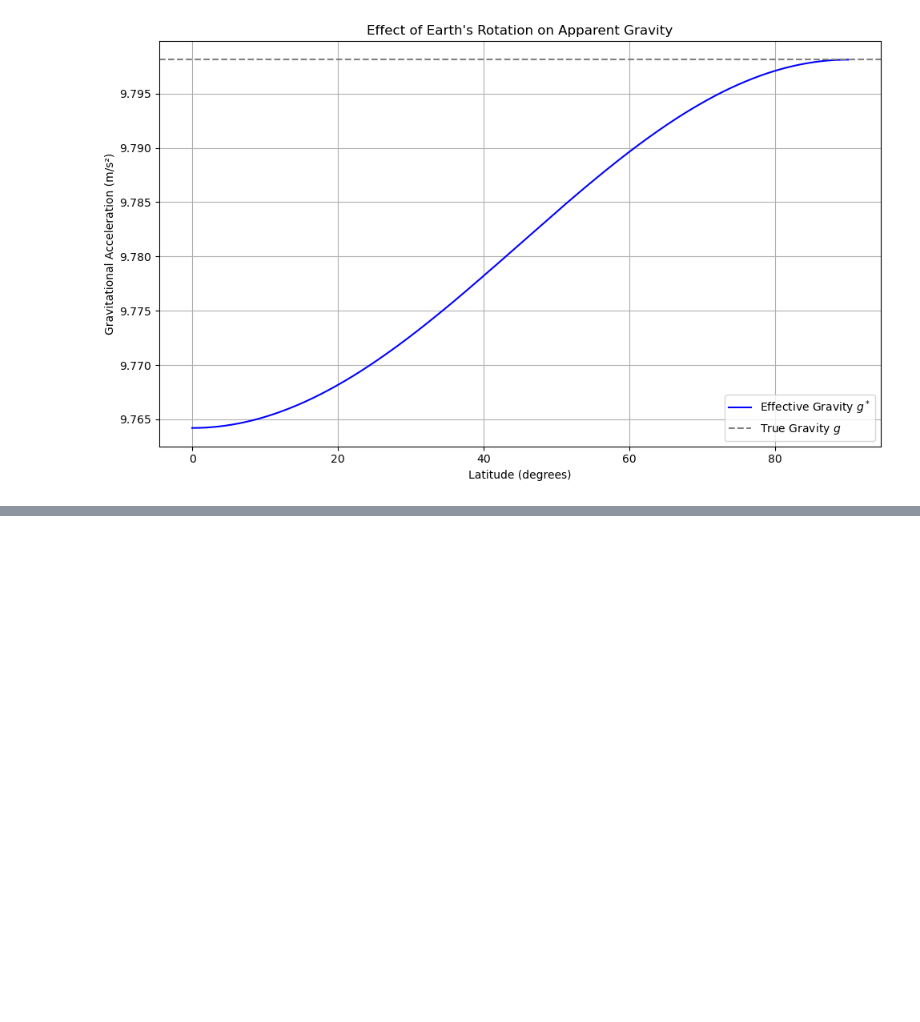
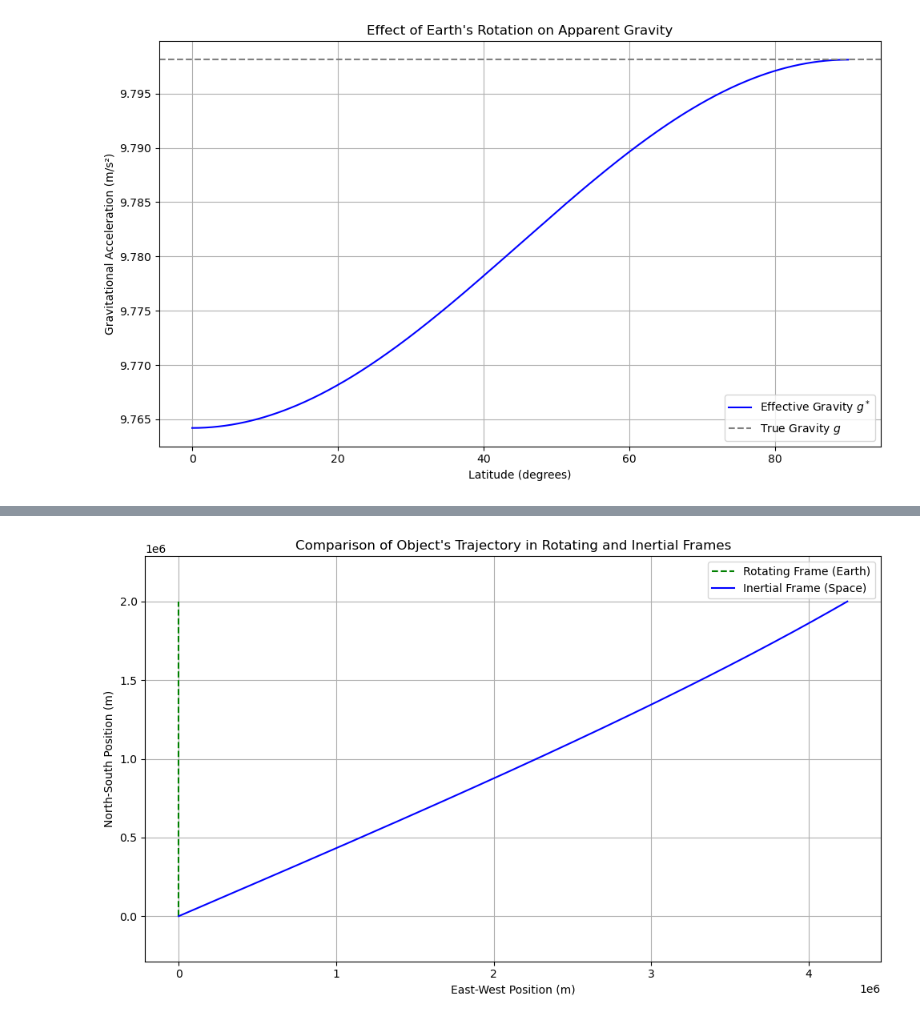
Before and after one commit to KelianGaedecke/dynamic_meteo, a Jupyter notebook: notebooks/01_introduction.ipynb, the cells around one changed output, grey strips where cells are left out. Drawn from its saved outputs; the diff is of its cells as text; code cells hidden in the pictures; blank space fills up the shorter version.

```diff
--- a/notebooks/01_introduction.ipynb
+++ b/notebooks/01_introduction.ipynb
@@ -282,0 +294,44 @@ plt.show()
+# %%
+# Re-run necessary code after state reset
+import numpy as np
+import matplotlib.pyplot as plt
+
+# Set up Earth parameters
+earth_radius = 6.371e6  # in meters
+omega = 7.2921e-5  # Earth's angular velocity in rad/s
+
+# Time setup
+t = np.linspace(0, 10000, 300)  # time in seconds
+
+# Position of object on Earth's surface (assume it's at equator for max effect)
+r = earth_radius
+phi = omega * t  # angular position due to Earth's rotation
+
+# Rotating frame (Earth-fixed observer): object moves north (straight line)
+v_north = 200  # m/s
+y_prime = v_north * t
+x_prime = np.zeros_like(t)
+
+# Inertial frame (space observer): includes Earth's rotation
+x_inertial = r * np.sin(phi)
+y_inertial = y_prime
+
+# Plotting
+plt.figure(figsize=(10, 6))
+
+# Trajectories
+plt.plot(x_prime, y_prime, label="Rotating Frame (Earth)", linestyle='--', color='green')
+plt.plot(x_inertial, y_inertial, label="Inertial Frame (Space)", color='blue')
+
+# Labels and settings
+plt.xlabel("East-West Position (m)")
+plt.ylabel("North-South Position (m)")
+plt.title("Comparison of Object's Trajectory in Rotating and Inertial Frames")
+plt.legend()
+plt.grid(True)
+plt.axis('equal')
+plt.tight_layout()
+
+plt.show()
+# %% [output]
+[figure, added]
```
Also changed, not shown: parts of 3 cells of this notebook.
